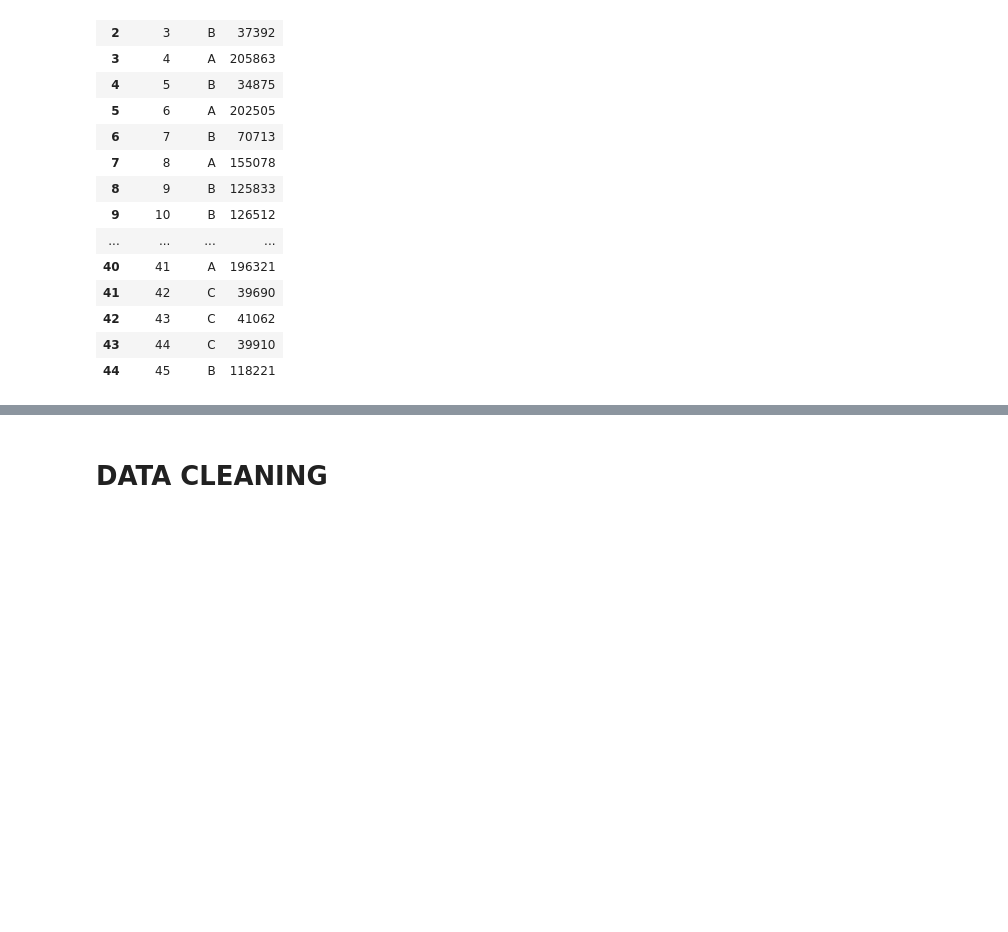
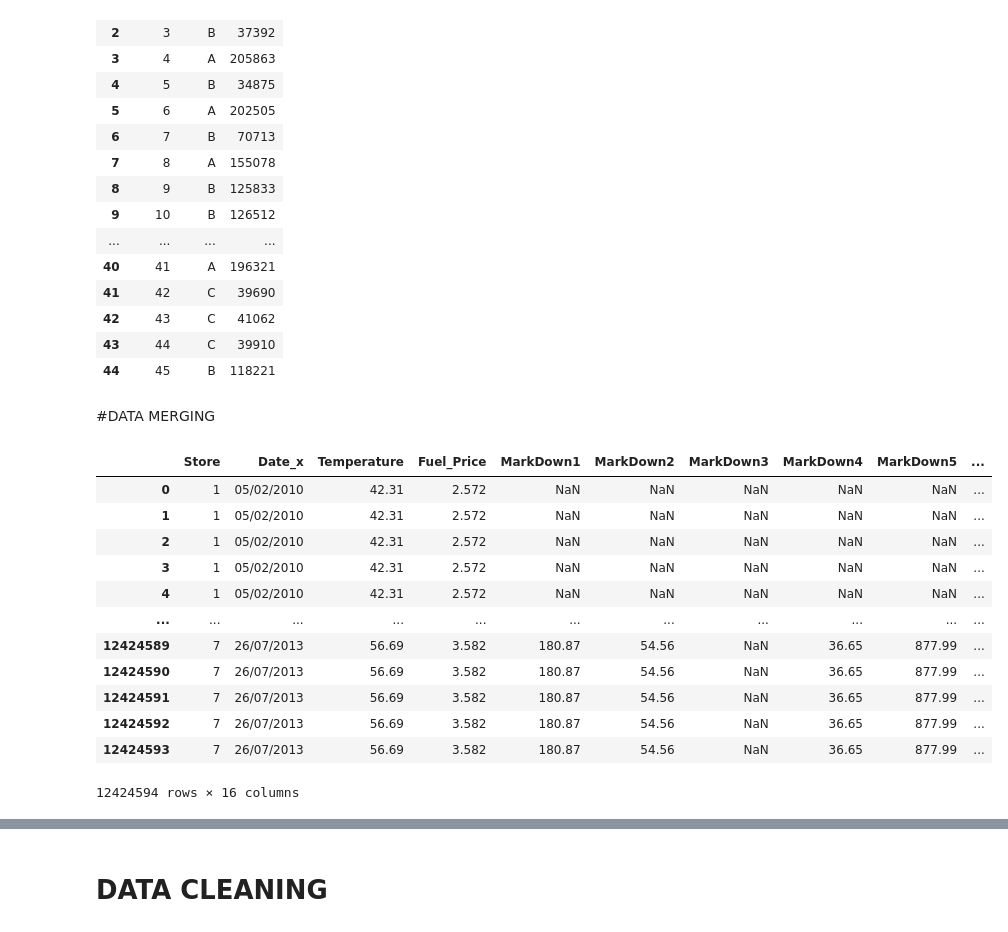
Before and after one commit to Swathi-Thandavarayan/STORE-DATA-PREDICTION, a Jupyter notebook: STORE_DATA_PREDICTION.ipynb, the cells around one changed output, grey strips where cells are left out. Drawn from its saved outputs; the diff is of its cells as text; code cells hidden in the pictures; blank space fills up the shorter version.

```diff
--- a/STORE_DATA_PREDICTION.ipynb
+++ b/STORE_DATA_PREDICTION.ipynb
@@ -64,3 +64,22 @@ data_stores
 | 42 | 43 | C | 41062 |
 | 43 | 44 | C | 39910 |
 | 44 | 45 | B | 118221 |
+# %% [markdown]
+#DATA MERGING
+# %%
+merged_df = pd.merge(data_feature, data_sales, on='Store')
+merged_df
+# %% [output]
+|  | Store | Date_x | Temperature | Fuel_Price | MarkDown1 | MarkDown2 | MarkDown3 | MarkDown4 | MarkDown5 | ... |
+| 0 | 1 | 05/02/2010 | 42.31 | 2.572 | NaN | NaN | NaN | NaN | NaN | ... |
+| 1 | 1 | 05/02/2010 | 42.31 | 2.572 | NaN | NaN | NaN | NaN | NaN | ... |
+| 2 | 1 | 05/02/2010 | 42.31 | 2.572 | NaN | NaN | NaN | NaN | NaN | ... |
+| 3 | 1 | 05/02/2010 | 42.31 | 2.572 | NaN | NaN | NaN | NaN | NaN | ... |
+| 4 | 1 | 05/02/2010 | 42.31 | 2.572 | NaN | NaN | NaN | NaN | NaN | ... |
+| ... | ... | ... | ... | ... | ... | ... | ... | ... | ... | ... |
+| 12424589 | 7 | 26/07/2013 | 56.69 | 3.582 | 180.87 | 54.56 | NaN | 36.65 | 877.99 | ... |
+| 12424590 | 7 | 26/07/2013 | 56.69 | 3.582 | 180.87 | 54.56 | NaN | 36.65 | 877.99 | ... |
+| 12424591 | 7 | 26/07/2013 | 56.69 | 3.582 | 180.87 | 54.56 | NaN | 36.65 | 877.99 | ... |
+| 12424592 | 7 | 26/07/2013 | 56.69 | 3.582 | 180.87 | 54.56 | NaN | 36.65 | 877.99 | ... |
+| 12424593 | 7 | 26/07/2013 | 56.69 | 3.582 | 180.87 | 54.56 | NaN | 36.65 | 877.99 | ... |
+12424594 rows × 16 columns
```
Also changed, not shown: parts of 4 cells of this notebook.
